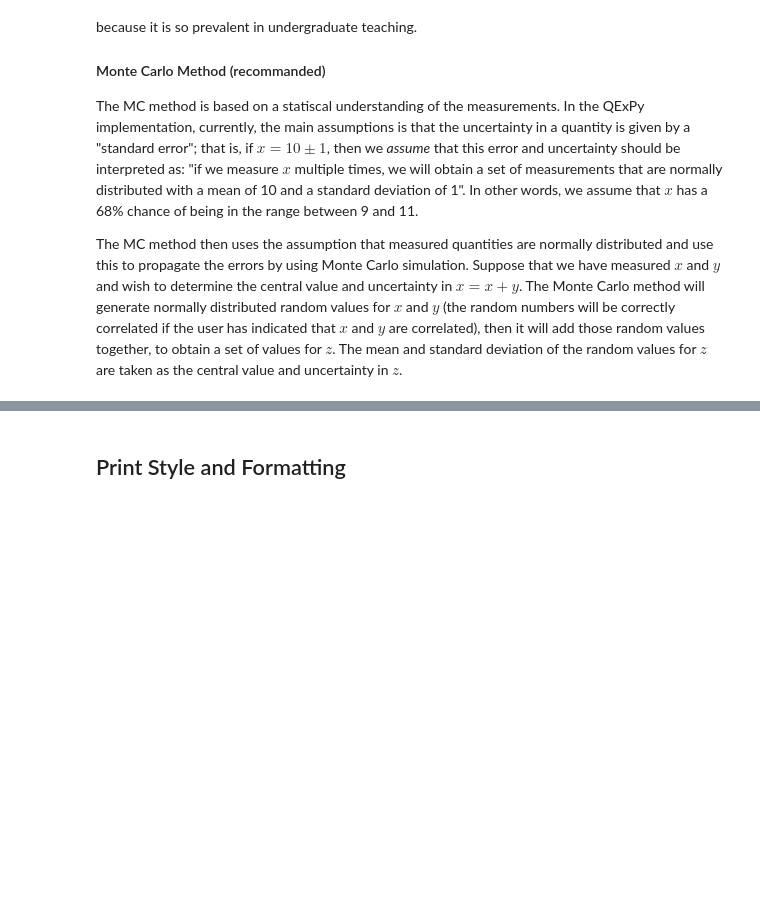
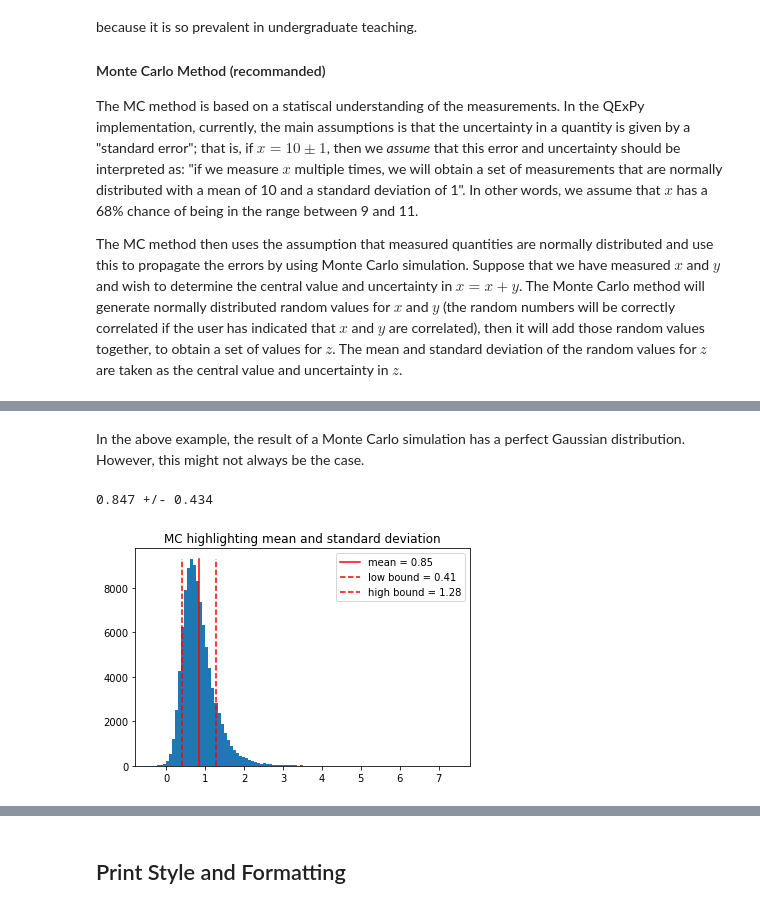
Before and after one commit to Queens-Physics/qexpy, a Jupyter notebook: examples/getting_started.ipynb, the cells around one changed output, grey strips where cells are left out. Saved outputs shown, nothing was run; the diff lists cells and outputs as text; code cells hidden in the pictures; blank space fills up the shorter version.

```diff
--- a/examples/getting_started.ipynb
+++ b/examples/getting_started.ipynb
@@ -83,0 +84,17 @@ force = 30.07 +/- 2.37 [kg⋅m⋅s^-2]
+# %% [markdown]
+In the above example, the result of a Monte Carlo simulation has a perfect Gaussian distribution. However, this might not always be the case.
+# %%
+# let's try calculating the gravitational force between two stars
+
+G = 6.67384e-11  # the gravitational constant
+m1 = q.Measurement(40e4, 2e4, name="m1", unit="kg")
+m2 = q.Measurement(30e4, 10e4, name="m2", unit="kg")
+r = q.Measurement(3.2, 0.5, name="distance", unit="m")
+
+f = G * m1 * m2 / (r ** 2)
+print(f)
+
+f.mc_show_histogram()
+# %% [output]
+0.847 +/- 0.434
+[figure, added]
```
Also changed, not shown: parts of 12 cells of this notebook, 7 other files.
